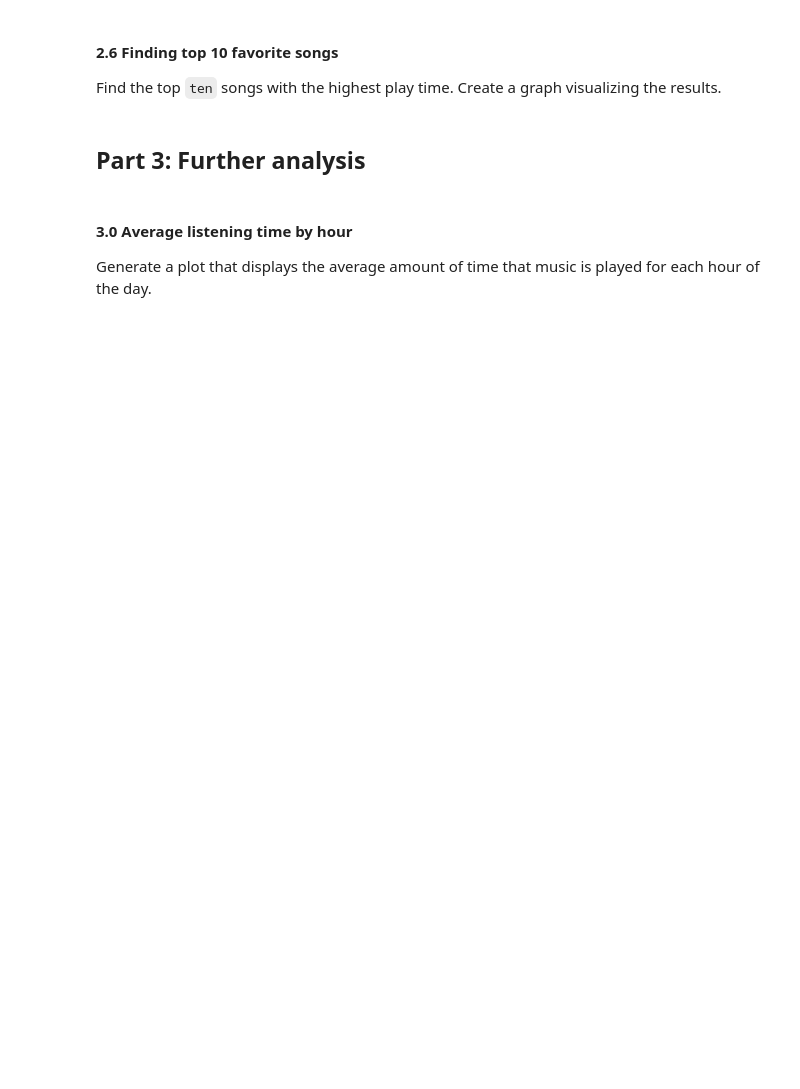
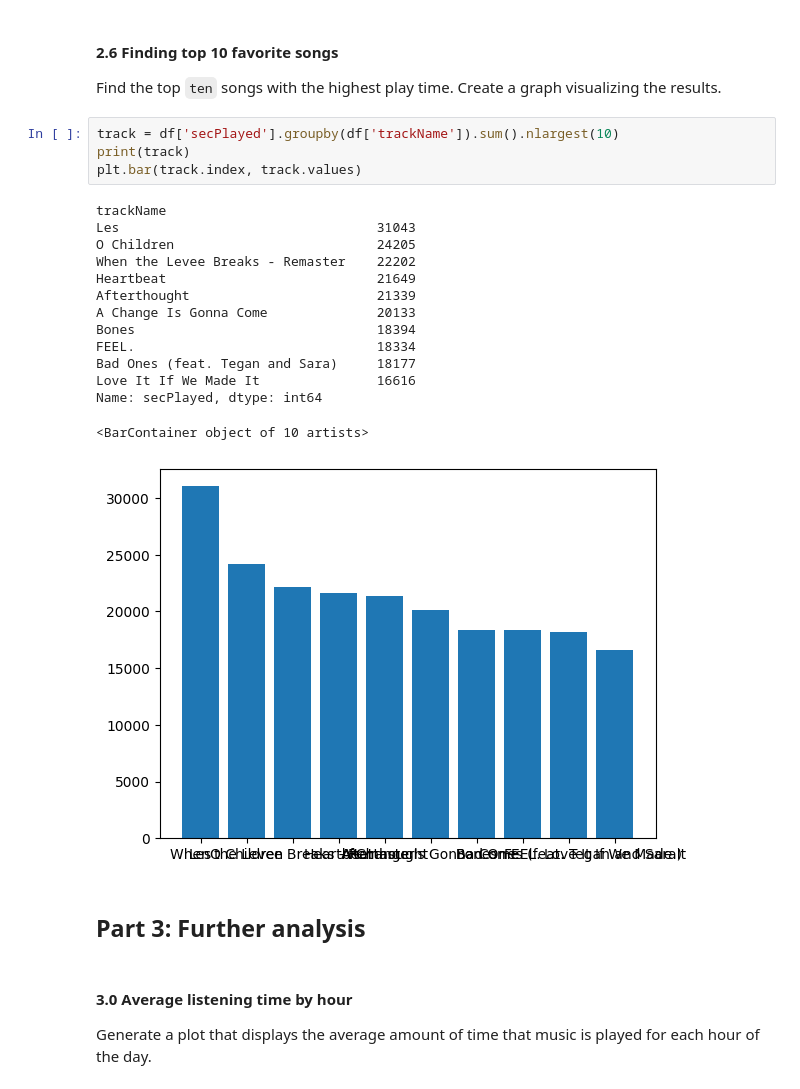
Before and after one commit to bardpedersen/DAT200, a Jupyter notebook: Assignment/Assignment_1/CA1_spotify.ipynb, the cells around one changed output. Cells and saved outputs as stored; diff of their text form; blank space fills up the shorter version.

```diff
--- a/Assignment/Assignment_1/CA1_spotify.ipynb
+++ b/Assignment/Assignment_1/CA1_spotify.ipynb
@@ -223,6 +221,25 @@ Name: secPlayed, dtype: int64
 # %% [markdown]
 #### 2.6 Finding top 10 favorite songs
 Find the top `ten` songs with the highest play time. Create a graph visualizing the results.
+# %%
+track = df['secPlayed'].groupby(df['trackName']).sum().nlargest(10)
+print(track)
+plt.bar(track.index, track.values)
+# %% [output]
+trackName
+Les                                 31043
+O Children                          24205
+When the Levee Breaks - Remaster    22202
+Heartbeat                           21649
+Afterthought                        21339
+A Change Is Gonna Come              20133
+Bones                               18394
+FEEL.                               18334
+Bad Ones (feat. Tegan and Sara)     18177
+Love It If We Made It               16616
+Name: secPlayed, dtype: int64
+<BarContainer object of 10 artists>
+[figure, added]
 # %% [markdown]
 ## Part 3: Further analysis
 # %% [markdown]
```
Also changed, not shown: parts of 19 cells of this notebook.
